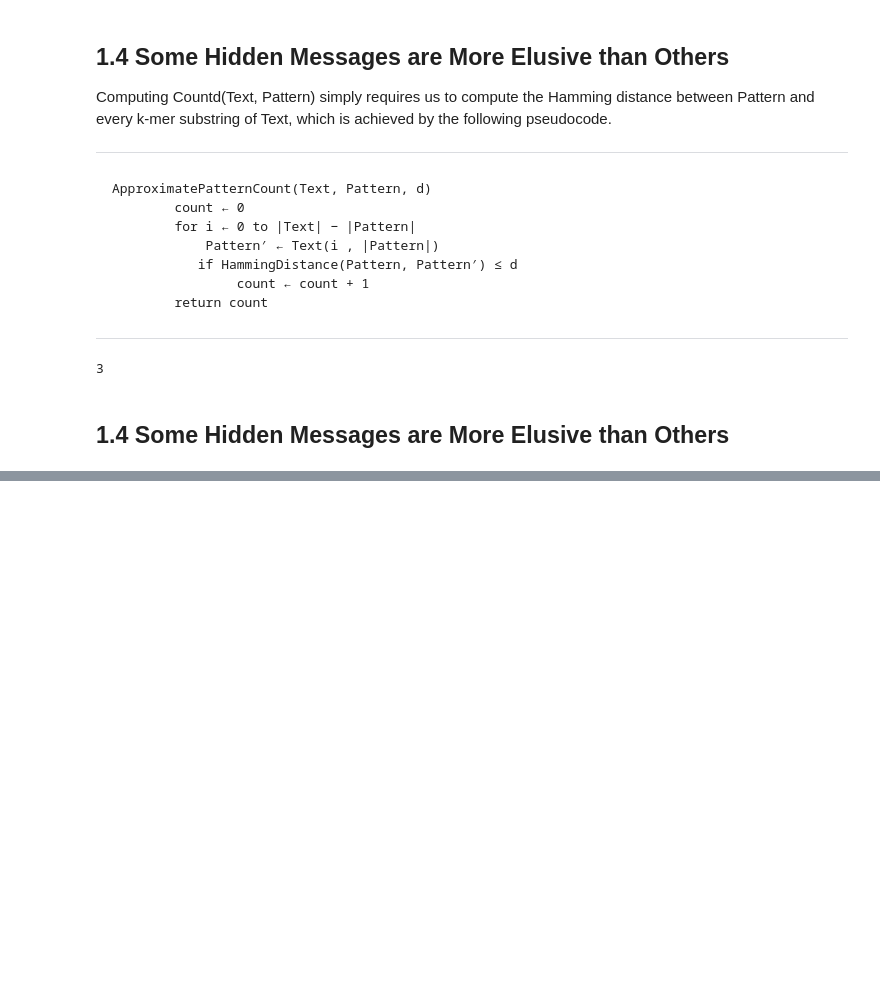
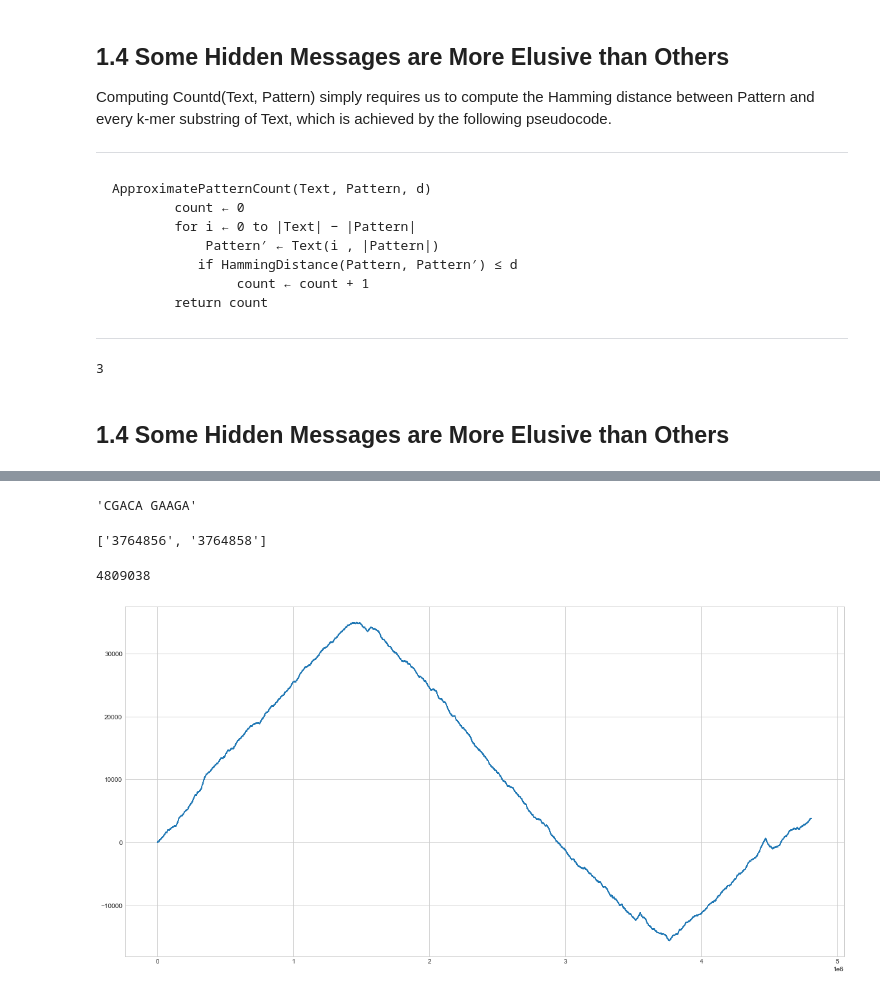
Before and after one commit to recervictory/Bioinformatics-Specialization, a Jupyter notebook: temp/C01W01.ipynb, the cells around one changed output, grey strips where cells are left out. Saved outputs shown, nothing was run; the diff lists cells and outputs as text; code cells hidden in the pictures; blank space fills up the shorter version.

```diff
--- a/temp/C01W01.ipynb
+++ b/temp/C01W01.ipynb
@@ -357,0 +398,20 @@ with open('output/dataset_9_6.txt', 'w') as output_data:
+# %%
+def FindClumps(Text, k, L,t):
+    k, L, t = int(k), int(L) , int(t)
+    Pattern = []
+    n = len(Text)
+    for i in range(n - L):
+        Window = Text[i:i + L]
+        freqMap = FrequencyTable(Window, k)
+        for key,value in freqMap.items():
+            if freqMap[key] >= t:
+                Pattern.append(key)
+    return " ".join(set(Pattern))
+
+Text = "CGGACTCGACAGATGTGAAGAACGACAATGTGAAGACTCGACACGACAGAGTGAAGAGAAGAGGAAACATTGTAA"
+k = 5
+L = 50
+t = 4
+FindClumps(Text, k, L, t)
+# %% [output]
+'CGACA GAAGA'
@@ -357,0 +439,46 @@ with open('output/dataset_9_6.txt', 'w') as output_data:
+# %%
+with open ("data/dataset_7_10.txt") as input_file:
+    Text = input_file.read().strip()
+
+def minimum_gc_skew(dna):
+    skew= 0
+    sequence = [0]
+    bases =   {'G' :  1,
+               'C' : -1,
+               'A' :  0,
+               'T' :  0}
+    for nt in dna:
+        skew  += bases[nt]
+        sequence.append(skew)
+    mn = min(sequence)
+    return [str(index) for index, value in enumerate(sequence) if value == mn]
+
+min_skew = minimum_gc_skew(Text)
+print(min_skew)
+
+with open('output/dataset_7_10.txt', 'w') as output_data:
+    output_data.write(' '.join(min_skew))
+# %%
+for salmonella_enterica in SeqIO.parse("data/Salmonella_enterica.txt", "fasta"):
+    Text = salmonella_enterica.seq
+
+min_skew = minimum_gc_skew(Text)
+print(min_skew)
+# %% [output]
+['3764856', '3764858']
+# %%
+# Salmonella Enterica GC skew polt
+#%matplotlib inline
+import matplotlib.pyplot as plt
+plt.style.use('seaborn-whitegrid')
+import numpy as np
+
+data = gc_skew(Text)
+x = range(0,len(data))
+
+plt.figure(figsize=(20,10))
+plt.plot(x, data)
+plt.show()
+# %% [output]
+4809038
+[figure, added]
```
Also changed, not shown: parts of 9 cells of this notebook, 4 other files.
